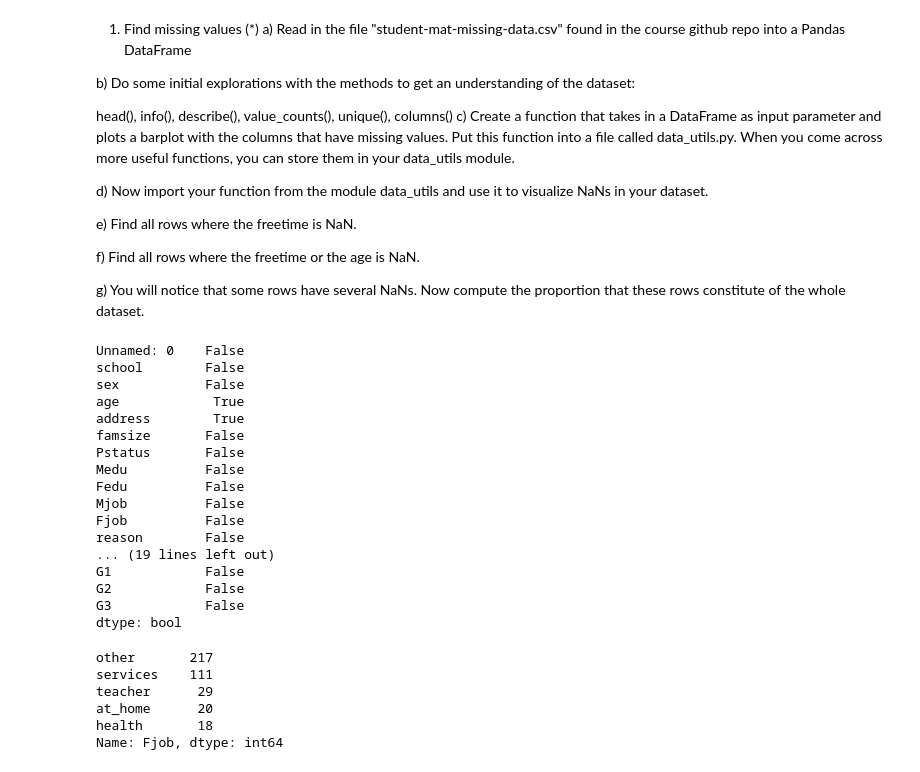
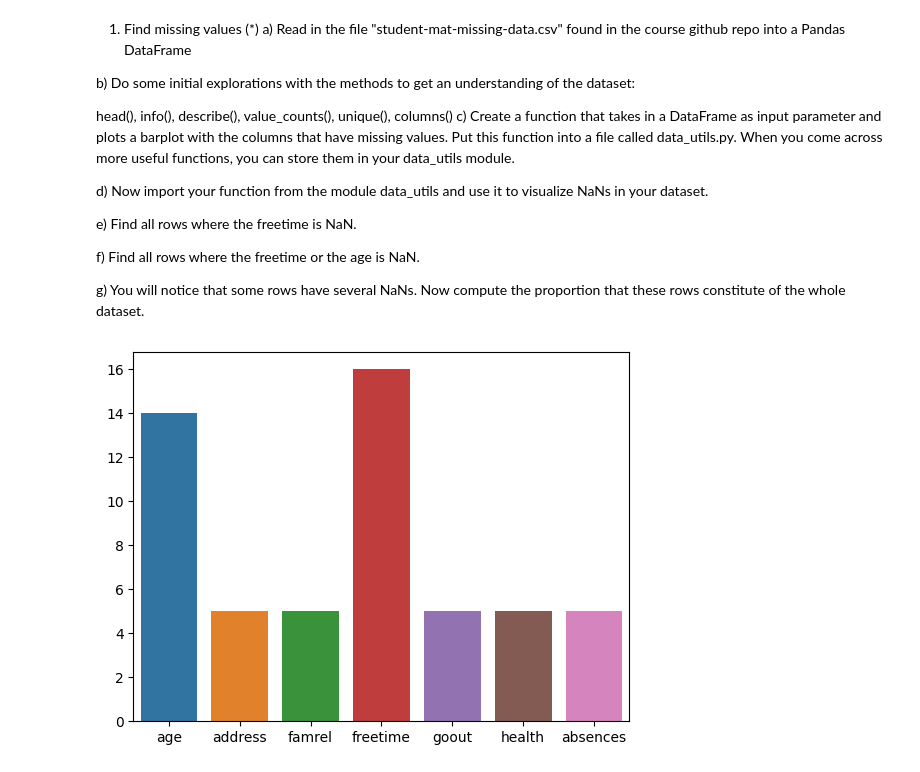
Before and after one commit to HakanAkerblom/Databehandling-Hakan-Akerblom, a Jupyter notebook: Exercices/E01_missing_aggregation.ipynb, the cells around one changed output. Saved outputs shown, nothing was run; the diff lists cells and outputs as text; code cells hidden in the pictures.

```diff
--- a/Exercices/E01_missing_aggregation.ipynb
+++ b/Exercices/E01_missing_aggregation.ipynb
@@ -15,37 +15,26 @@ head(), info(), describe(), value_counts(), unique(), columns()
 
   g) You will notice that some rows have several NaNs. Now compute the proportion that these rows constitute of the whole dataset.
 # %%
+# a) and b)
 import pandas as pd
 
 path = "../Data/student-mat-missing-data.csv"
 df = pd.read_csv(path)
-
-
-df.isna().sum() != 0
+df
-# %% [output]
-Unnamed: 0    False
-school        False
-sex           False
-age            True
-address        True
-famsize       False
-Pstatus       False
-Medu          False
-Fedu          False
-Mjob          False
-Fjob          False
-reason        False
-... (19 lines left out)
-G1            False
-G2            False
-G3            False
-dtype: bool
-# %%
-df["Fjob"].value_counts()
-# %% [output]
-other       217
-services    111
-teacher      29
-at_home      20
-health       18
-Name: Fjob, dtype: int64
+# %%
+# c) and d)
+import sys, os
+import seaborn as sns
+
+""" os.chdir(os.path.dirname(__file__))
+path_to_data_utils = os.path.abspath("../scripts/")
+sys.path.append(path_to_data_utils) """
+
+from data_utils import *
+
+df_null_cols = find_null_cols(df)
+df_null_cols.isna()
+fig = sns.barplot(x = df_null_cols.isna().sum().index, y = df_null_cols.isna().sum().values)
+# AHA barplot på en series, x = series.index, y = series.values
+# %% [output]
+[figure, added]
```
Also changed, not shown: parts of 6 cells of this notebook, 7 other files.
